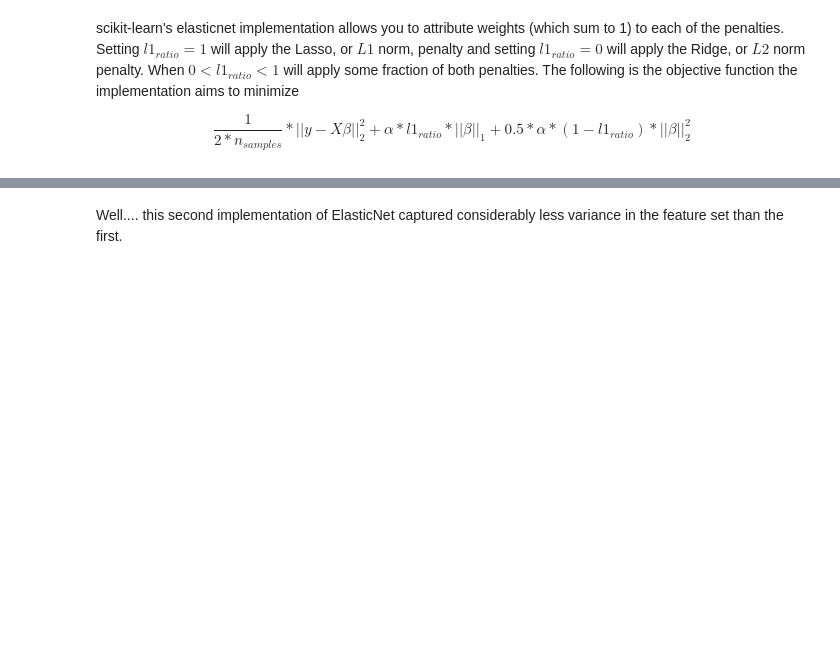
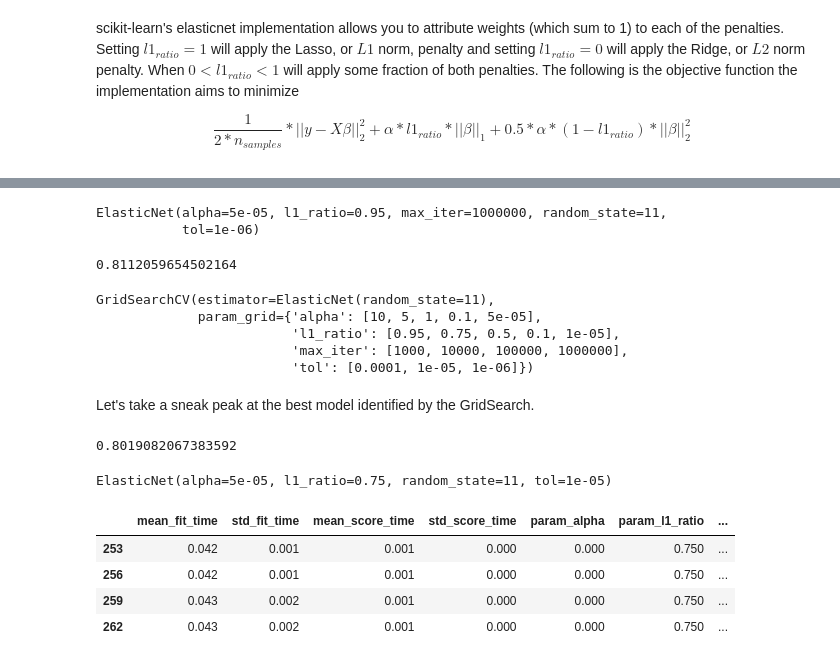
Before and after one commit to aditinabar/house-prices-modeling, a Jupyter notebook: Predicting House Prices.ipynb, the cells around one changed output, grey strips where cells are left out. Cells and saved outputs as stored; diff of their text form; code cells hidden in the pictures; blank space fills up the shorter version.

```diff
--- a/Predicting House Prices.ipynb
+++ b/Predicting House Prices.ipynb
@@ -438,11 +392,47 @@ We're looking at a relatively unremarkable performance out of the box. Let's tun
 # %%
 # Increase max_iter to give the model the opportunity to converge
-# Increase alpha from 1 to 10
+# Decrease alpha from 1 to 0.00005
 # increase the weight of the lasso penalty (the l1 norm)
 
-ElastNet2 = lm.ElasticNet(alpha=10,l1_ratio=.75, fit_intercept=True, selection='cyclic', max_iter=1000000, tol=0.000001, random_state=random_state)
+alpha=.00005
+l1_ratio=.95
+
+ElastNet2 = lm.ElasticNet(alpha=alpha,l1_ratio=l1_ratio, max_iter=1000000, tol=0.000001, random_state=random_state)
 ElastNet2.fit(X_scaled, train_Y)
 ElastNet2.score(X_scaled, train_Y)
+# %% [output]
+ElasticNet(alpha=5e-05, l1_ratio=0.95, max_iter=1000000, random_state=11,
+           tol=1e-06)
+0.8112059654502164
-# %% [markdown]
-Well.... this second implementation of ElasticNet captured considerably less variance in the feature set than the first.
+# %%
+elasticNet = lm.ElasticNet(random_state=random_state)
+parameters = {'alpha': [10,5,1,.1,.00005],
+              'l1_ratio':[.95,.75,.5,.1,.00001],
+              'max_iter':[1000, 10000, 100000, 1000000],
+              'tol': [0.0001, 0.00001, 0.000001]}
+searchEN = GridSearchCV(elasticNet, parameters)
+searchEN.fit(X_scaled, train_Y)
+# %% [output]
+GridSearchCV(estimator=ElasticNet(random_state=11),
+             param_grid={'alpha': [10, 5, 1, 0.1, 5e-05],
+                         'l1_ratio': [0.95, 0.75, 0.5, 0.1, 1e-05],
+                         'max_iter': [1000, 10000, 100000, 1000000],
+                         'tol': [0.0001, 1e-05, 1e-06]})
+# %% [markdown]
+Let's take a sneak peak at the best model identified by the GridSearch.
+# %%
+searchEN.score(X_scaled, train_Y)
+# %% [output]
+0.8019082067383592
+# %%
+searchEN.best_estimator_
+test = pd.DataFrame(searchEN.cv_results_)
+test[test['rank_test_score'] == 1]
+# %% [output]
+ElasticNet(alpha=5e-05, l1_ratio=0.75, random_state=11, tol=1e-05)
+|  | mean_fit_time | std_fit_time | mean_score_time | std_score_time | param_alpha | param_l1_ratio | ... |
+| 253 | 0.042 | 0.001 | 0.001 | 0.000 | 0.000 | 0.750 | ... |
+| 256 | 0.042 | 0.001 | 0.001 | 0.000 | 0.000 | 0.750 | ... |
+| 259 | 0.043 | 0.002 | 0.001 | 0.000 | 0.000 | 0.750 | ... |
+| 262 | 0.043 | 0.002 | 0.001 | 0.000 | 0.000 | 0.750 | ... |
 # %%
```
Also changed, not shown: parts of 28 cells of this notebook, 1 other file.
